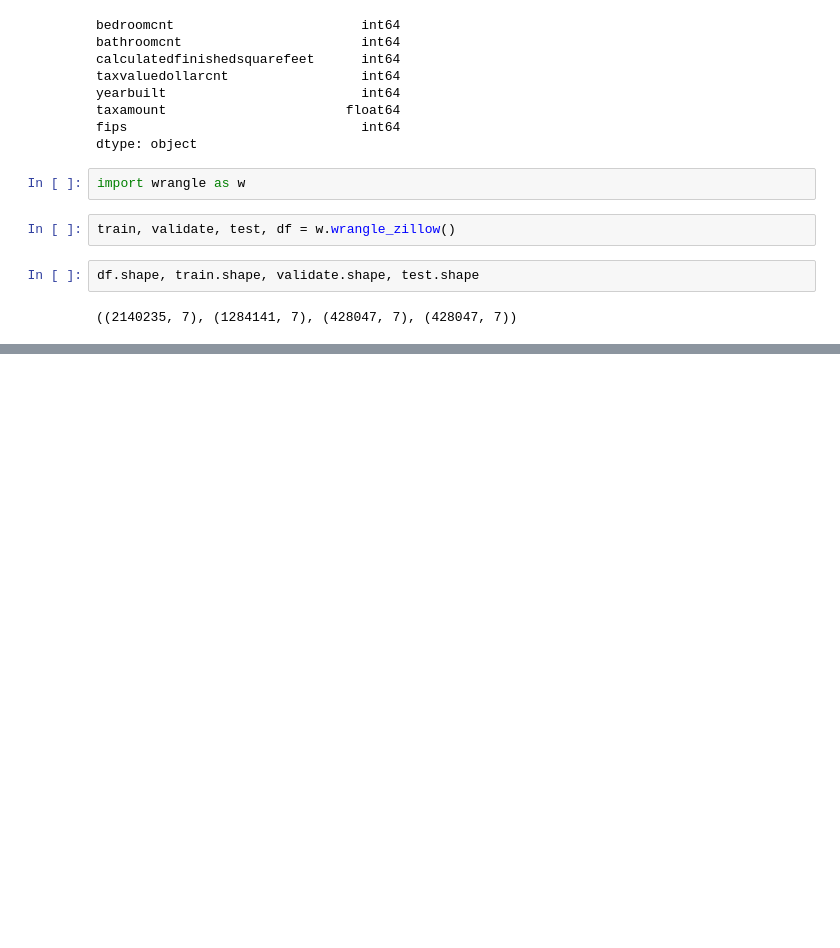
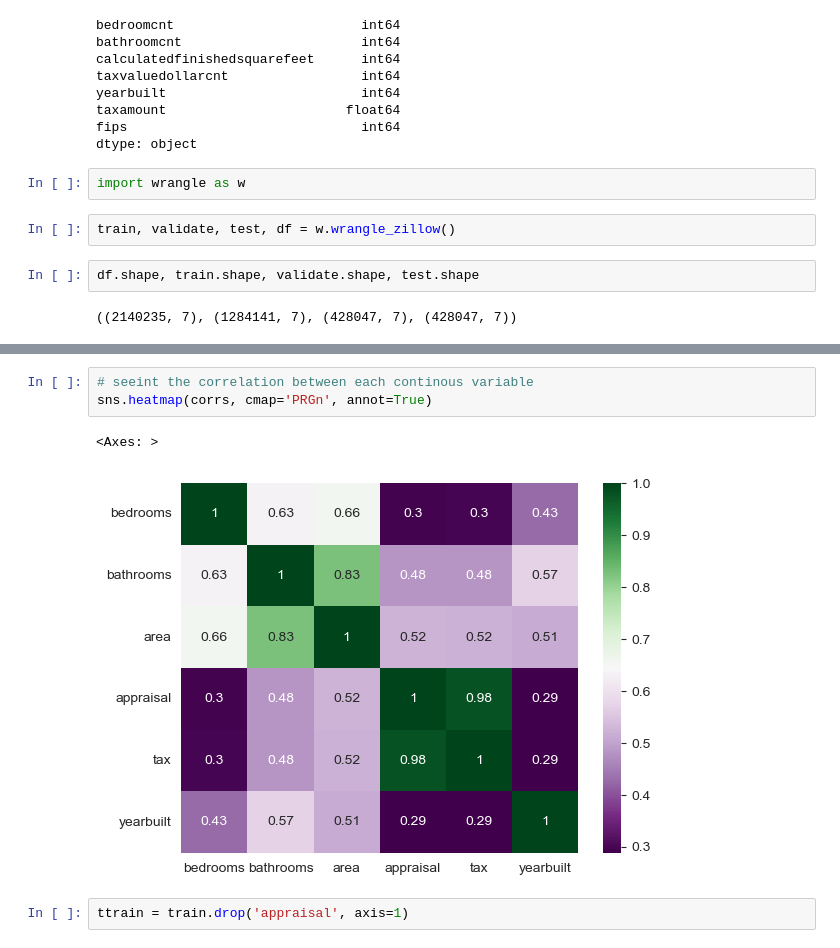
Before and after one commit to christopher-baez/regression-exercises, a Jupyter notebook: wrangle.ipynb, the cells around one changed output, grey strips where cells are left out. Cells and saved outputs as stored; diff of their text form; blank space fills up the shorter version.

```diff
--- a/wrangle.ipynb
+++ b/wrangle.ipynb
@@ -101,0 +154,8 @@ df.shape, train.shape, validate.shape, test.shape
+# %%
+# seeint the correlation between each continous variable
+sns.heatmap(corrs, cmap='PRGn', annot=True)
+# %% [output]
+<Axes: >
+[figure, added]
+# %%
+ttrain = train.drop('appraisal', axis=1)
```
Also changed, not shown: parts of 14 cells of this notebook.
